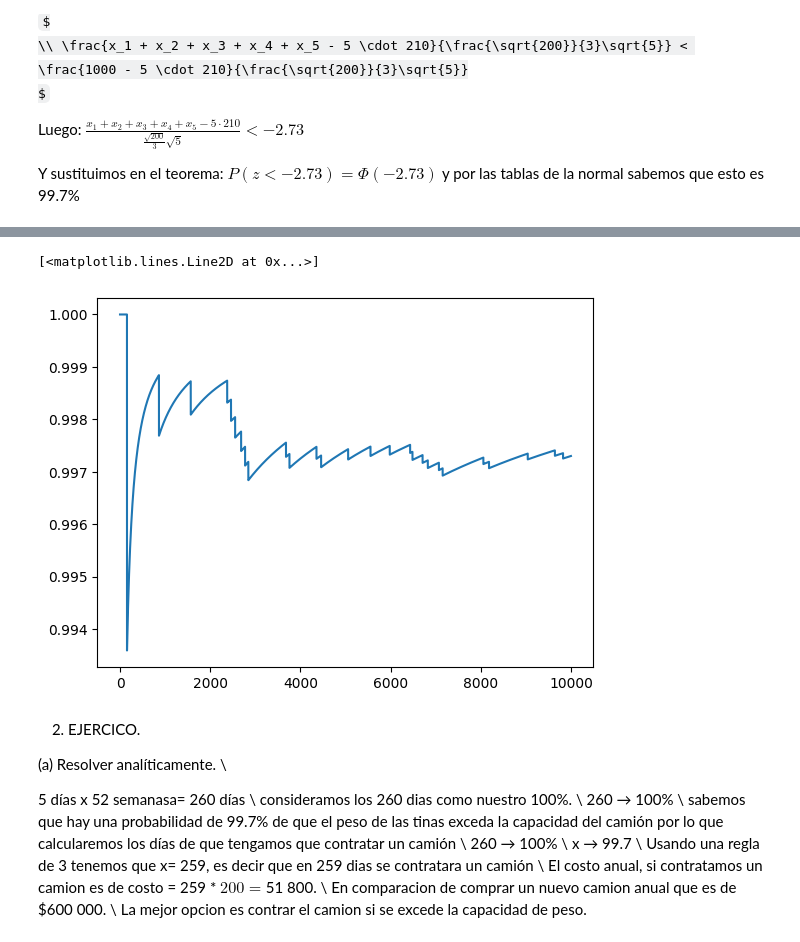
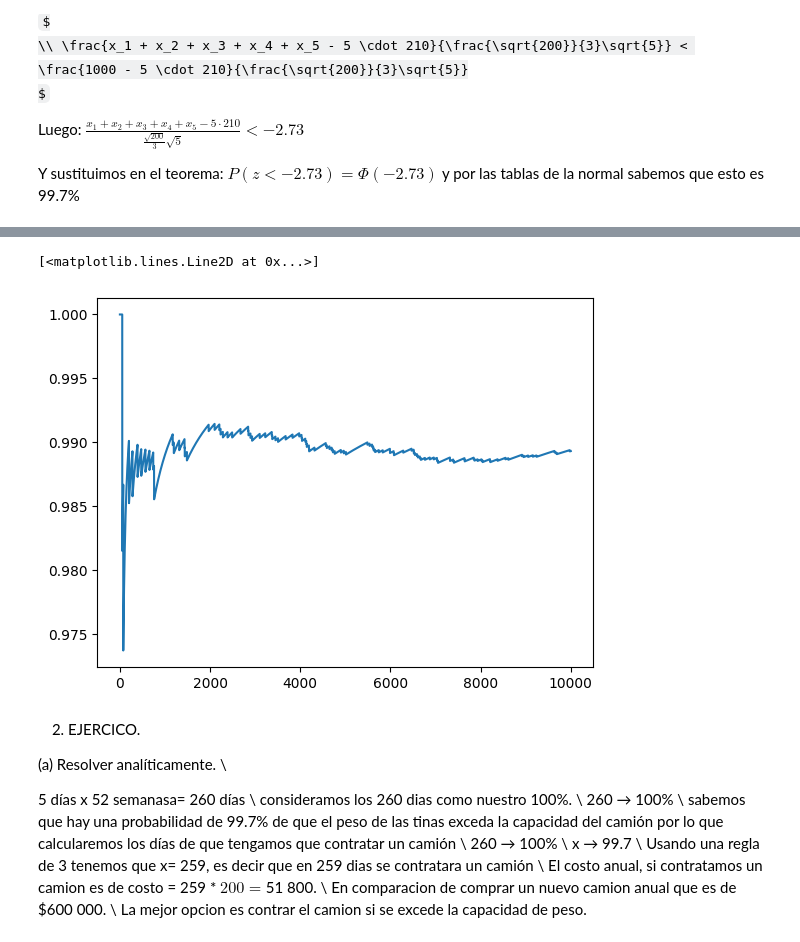
Before and after one commit to Areliortiz/Simulaci-n-, a Jupyter notebook: Tinas.ipynb, the cells around one changed output, grey strips where cells are left out. Saved outputs shown, nothing was run; the diff lists cells and outputs as text; code cells hidden in the pictures; some formulas as TeX source.

```diff
--- a/Tinas.ipynb
+++ b/Tinas.ipynb
@@ -84,3 +84,18 @@ $
 P(z < -2.73) = \Phi(-2.73)
 $
 y por las tablas de la normal sabemos que esto es  99.7%
+# %%
+#histograma
+import random as rnd
+import matplotlib.pyplot as plt
+listaa=[]
+for i in range (100000):
+  u=rnd.uniform(0,1)
+  if u<=0.5:
+    x=20*(2*u)**0.5 + 190
+    listaa.append(x)
+  else:
+    x=-20*(2*(1-u))**0.5 + 230
+    listaa.append(x)
+plt.hist(listaa,bins=200)
+plt.show()
@@ -112,11 +129,11 @@ def sim_tinas(N, a, b, c):
     return lista, costos
 # %%
 # Gráfica de probabilidad
-
+probabilidades, costos= sim_tinas(N=10000,a=190,b=210,c=220)
 plt.plot(probabilidades)
 # %% [output]
 [<matplotlib.lines.Line2D at 0x...>]
-[figure, old version]
+[figure, new version]
 # %% [markdown]
 2. EJERCICO.
 
```
Also changed, not shown: parts of 2 cells of this notebook.
